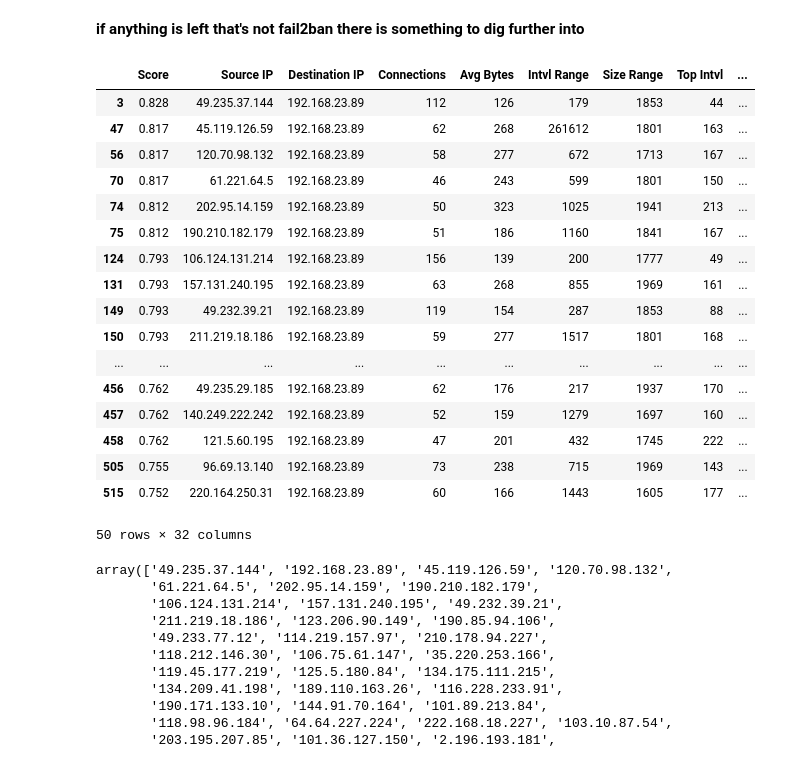
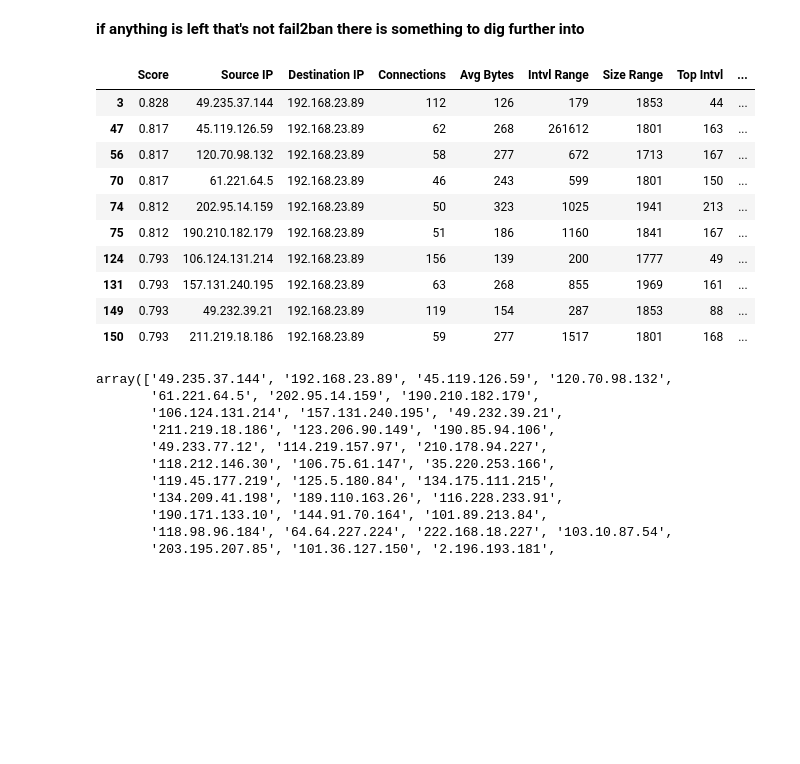
Before and after one commit to jsutch/RITA_Scripts, a Jupyter notebook: Zeek and RITA Analysis - Summary View - Scrubbed.ipynb, the cells around one changed output. Drawn from its saved outputs; the diff is of its cells as text; code cells hidden in the pictures; blank space fills up the shorter version.

```diff
--- a/Zeek and RITA Analysis - Summary View - Scrubbed.ipynb
+++ b/Zeek and RITA Analysis - Summary View - Scrubbed.ipynb
@@ -70,8 +85,8 @@ this takes the output of rita show-long-connections (dfconns) and rita show-beac
 
 The obscured IPs must be the same for each file - we merge the two on a matched ipsrc->ipdst key. The df will fail to create if there is nothing to merge on.
 # %%
-dfbeacons = pd.read_csv('records/ext_20210315062437_beacons.csv')
-dfconns = pd.read_csv('records/ext_20210315062437_longconns.csv')
+dfbeacons = pd.read_csv('records/scrubbed_ext_20210315062437_beacons.csv')
+dfconns = pd.read_csv('records/scrubbed_ext_20210315062437_longconns.csv')
 #dfdns = pd.read_csv('dns.csv')
 # %%
 dfbeacons.head(1)
@@ -825,26 +848,19 @@ df[(df['Duration'] < df['Duration'].quantile(.2)) & (df['Score'] > .75)][:3]
 **if anything is left that's not fail2ban there is something to dig further into**
 # %%
 # if anything is left that's not fail2ban there is something to dig further into
-df[(df['Duration'] < df['Duration'].quantile(.2)) & (df['Score'] > .75)&(~df['fail2ban'])]
+df[(df['Duration'] < df['Duration'].quantile(.2)) & (df['Score'] > .75)&(~df['fail2ban'])][:10]
 # %% [output]
 |  | Score | Source IP | Destination IP | Connections | Avg Bytes | Intvl Range | Size Range | Top Intvl | ... |
 | 3 | 0.828 | 49.235.37.144 | 192.168.23.89 | 112 | 126 | 179 | 1853 | 44 | ... |
 | 47 | 0.817 | 45.119.126.59 | 192.168.23.89 | 62 | 268 | 261612 | 1801 | 163 | ... |
 | 56 | 0.817 | 120.70.98.132 | 192.168.23.89 | 58 | 277 | 672 | 1713 | 167 | ... |
 | 70 | 0.817 | 61.221.64.5 | 192.168.23.89 | 46 | 243 | 599 | 1801 | 150 | ... |
 | 74 | 0.812 | 202.95.14.159 | 192.168.23.89 | 50 | 323 | 1025 | 1941 | 213 | ... |
 | 75 | 0.812 | 190.210.182.179 | 192.168.23.89 | 51 | 186 | 1160 | 1841 | 167 | ... |
 | 124 | 0.793 | 106.124.131.214 | 192.168.23.89 | 156 | 139 | 200 | 1777 | 49 | ... |
 | 131 | 0.793 | 157.131.240.195 | 192.168.23.89 | 63 | 268 | 855 | 1969 | 161 | ... |
 | 149 | 0.793 | 49.232.39.21 | 192.168.23.89 | 119 | 154 | 287 | 1853 | 88 | ... |
 | 150 | 0.793 | 211.219.18.186 | 192.168.23.89 | 59 | 277 | 1517 | 1801 | 168 | ... |
-| ... | ... | ... | ... | ... | ... | ... | ... | ... | ... |
-| 456 | 0.762 | 49.235.29.185 | 192.168.23.89 | 62 | 176 | 217 | 1937 | 170 | ... |
-| 457 | 0.762 | 140.249.222.242 | 192.168.23.89 | 52 | 159 | 1279 | 1697 | 160 | ... |
-| 458 | 0.762 | 121.5.60.195 | 192.168.23.89 | 47 | 201 | 432 | 1745 | 222 | ... |
-| 505 | 0.755 | 96.69.13.140 | 192.168.23.89 | 73 | 238 | 715 | 1969 | 143 | ... |
-| 515 | 0.752 | 220.164.250.31 | 192.168.23.89 | 60 | 166 | 1443 | 1605 | 177 | ... |
-50 rows × 32 columns
 # %%
 # is anything not originating from my ip?
 df[(df['Duration'] < df['Duration'].quantile(.2)) & (df['Score'] > .75)]['Source IP'].unique()
```
Also changed, not shown: parts of 45 cells of this notebook, 1 other file.
